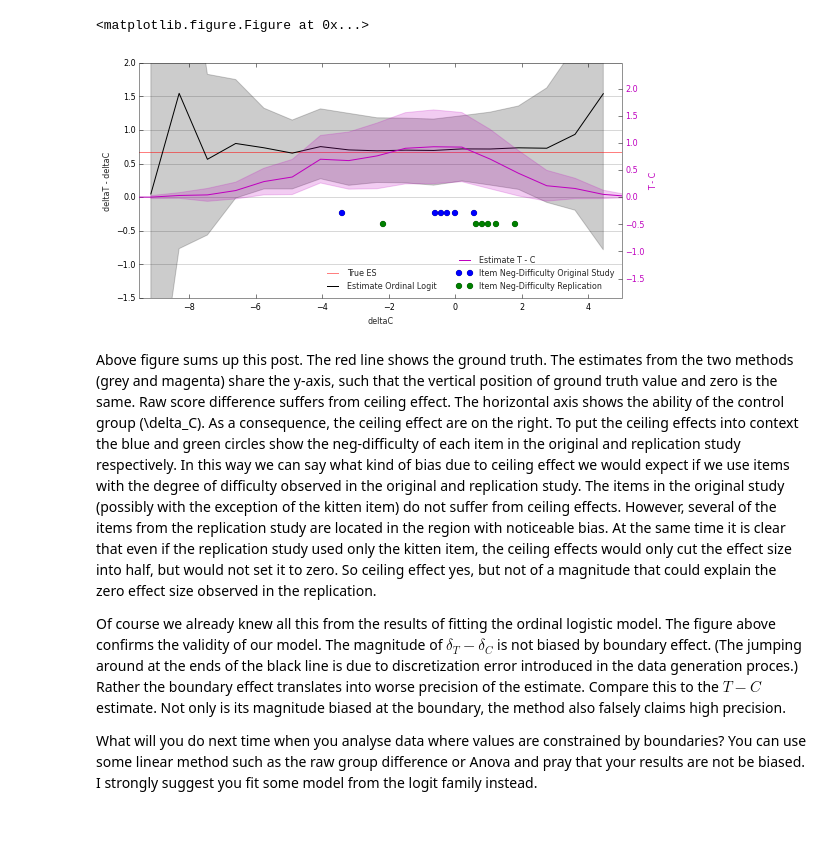
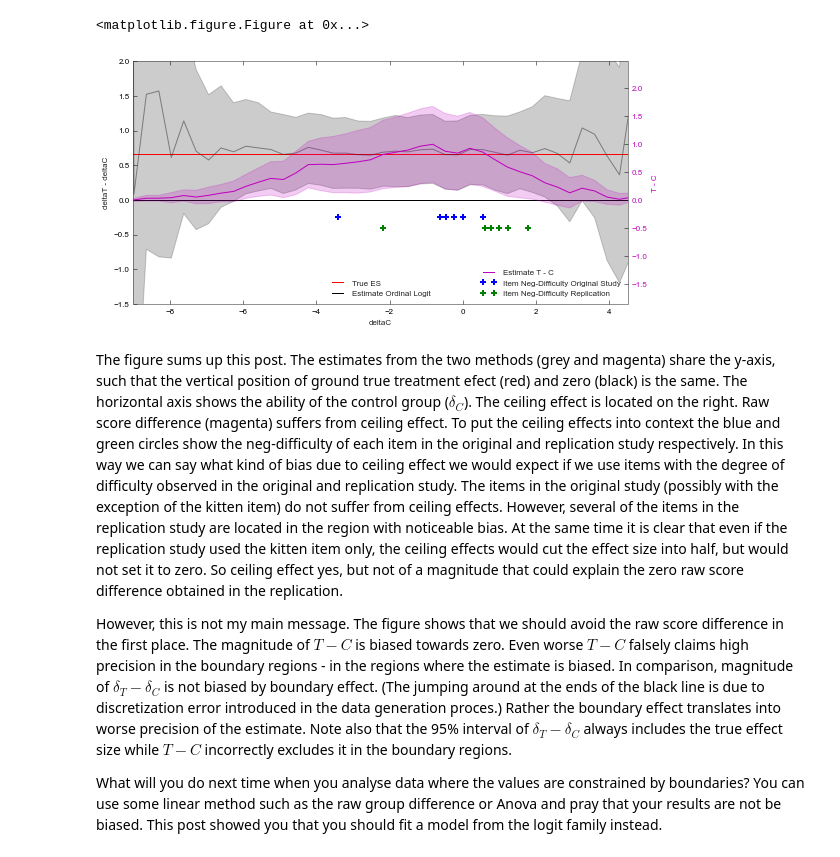
Before and after one commit to simkovic/simkovic.github.io, a Jupyter notebook: _ipynb/Guess what?! Another Analysis of the Schnall-Johnson Data.ipynb, the cells around one changed output. Cells and saved outputs as stored; diff of their text form; code cells hidden in the pictures; blank space fills up the shorter version.

Commit message:
almost new post

```diff
--- a/_ipynb/Guess what?! Another Analysis of the Schnall-Johnson Data.ipynb
+++ b/_ipynb/Guess what?! Another Analysis of the Schnall-Johnson Data.ipynb
@@ -147,6 +154,9 @@ INFO:pystan:COMPILING THE C++ CODE FOR MODEL anon_model_5463f0c280d4ea208ffd631f
 # %%
-dat = {'y':np.int32(D[:,2:8])+1,'x':np.int32(D[:,[0,1]]),'N':D.shape[0] ,'K':10,'M':6}
-fit6 = sm5.sampling(data=dat,iter=1000, chains=4,thin=2,warmup=500,njobs=2,seed=4)
-print pystan.misc._print_stanfit(fit6,pars=['dd','bbeta','c'],digits_summary=2)
+dat = {'y':np.int32(D[:,2:8])+1,'K':10,'M':6,
+    'x':np.int32(D[:,[0,1]]),'N':D.shape[0] }
+fit6 = sm5.sampling(data=dat,iter=5000, chains=4,
+    thin=2,warmup=100,njobs=4,seed=4)
+print pystan.misc._print_stanfit(fit6,
+    pars=['dd','bbeta','c'],digits_summary=2)
 saveStanFit(fit6,'fit6')
 # %% [output]
@@ -207,8 +216,12 @@ Assume that the true values of $c$ are the ones we just estimated above. Assume
 
 First, generate data.
 # %%
-def ordinalLogitRvs(beta, c,n,size=1):
-    assert np.all(np.diff(c)>0) # c must be strictly increasing
+def ordinalLogitERvs(beta, c,n,size=1):
+    ''' generate data with expected response
+        frequency from n subjects
+    '''
+    # c must be strictly increasing
+    assert np.all(np.diff(c)>0)
     def invLogit(x): return 1/(1+np.exp(-x))
     p=[1]+list(invLogit(beta-c))+[0]
     p=-np.diff(p)
@@ -219,16 +232,16 @@ def reformatData(dat):
     for k in range(dat.size):
         out.extend([k]*dat[k])
     return np.array(out)
-b=np.linspace(-10,7,21)
+b=np.linspace(-10,7,51)
 d=np.median(w['dd'][:,0])
 c=np.median(w['c'],axis=0)
 S=[];P=[]
 for bb in b:
-    S.append([np.squeeze(ordinalLogitRvs(bb,c,100)),
-              np.squeeze(ordinalLogitRvs(bb+d,c,100))])
+    S.append([np.squeeze(ordinalLogitERvs(bb,c,100)),
+        np.squeeze(ordinalLogitERvs(bb+d,c,100))])
     P.append([reformatData(S[-1][0]),
              reformatData(S[-1][1])])
-for k in range(21):
+for k in range(b.size):
     i1=np.nonzero(S[k][0]!=0)[0]
     i2=np.nonzero(S[k][1]!=0)[0]
     if max((S[k][0]!=0).sum(),(S[k][1]!=0).sum())<9:
@@ -264,8 +279,8 @@ ds=[];cs=[]
 for k in range(len(S)):
     if S[k][0].size==1: continue
     dat = {'y1':S[k][0],'y2':S[k][1],'K':S[k][0].size}
-    fit = sm9.sampling(data=dat,iter=1000,
-        chains=4,thin=2,warmup=500,njobs=2,seed=4)
+    fit = sm9.sampling(data=dat,iter=2000,
+        chains=4,thin=2,warmup=500,njobs=4,seed=4)
     print fit
     saveStanFit(fit,'dd%d'%k)
 # %%
@@ -288,44 +303,46 @@ plt.gca().set_visible(False)
 # %%
 d1=np.median(w['dd'][:,0])
 d2=DS[DS[:,0]==1,-2].mean()-DS[DS[:,0]==0,-2].mean()
 plt.figure(figsize=(8,4))
 ax1=plt.gca()
-plt.plot([-10,5],[d1,d1],'r',alpha=0.5)
+plt.plot([-10,5],[d1,d1],'r')
+plt.plot([-10,5],[0,0],'k')
 temp=[list(xs)+list(xs)[::-1],
     list(res1[:,1])+list(res1[:,2])[::-1]]
 ax1.add_patch(plt.Polygon(xy=np.array(temp).T,
     alpha=0.2,fc='k',ec='k'))
-plt.plot(xs,res1[:,0],'k')
+plt.plot(xs,res1[:,0],'k',alpha=0.4)
 plt.ylim([-1.5,2])
 plt.grid(b=False,axis='x')
 plt.legend(['True ES','Estimate Ordinal Logit'],loc=8)
 plt.ylabel('deltaT - deltaC')
 plt.xlabel('deltaC')
+plt.grid(b=False,axis='both')
 ax2 = ax1.twinx()
 temp=[list(b)+list(b)[::-1],
     list(res2[:,1])+list(res2[:,2])[::-1]]
 for t in range(len(temp[0]))[::-1]:
     if np.isnan(temp[1][t]):
         temp[0].pop(t);temp[1].pop(t)
 ax2.add_patch(plt.Polygon(
     xy=np.array(temp).T,alpha=0.2,fc='m',ec='m'))
 plt.plot(b,res2[:,0],'m')
 plt.ylim([-1.5/d1*d2,2/d1*d2])
-plt.xlim([-9.5,5])
-plt.grid(b=False,axis='y')
-plt.plot(np.median(w['beta'],axis=0),[-0.3]*6,'ob')
-plt.plot(np.median(w['beta']+
-    np.atleast_2d(w['dd'][:,1]).T,axis=0),[-0.5]*6,'og')
+plt.xlim([-9,4.5])
+plt.plot(-np.median(w['beta'],axis=0),[-0.3]*6,'+b',mew=2)
+plt.plot(-np.median(w['beta']-np.atleast_2d(w['dd'][:,1]).T,
+                    axis=0),[-0.5]*6,'+g',mew=2)
 plt.legend(['Estimate T - C',
     'Item Neg-Difficulty Original Study',
     'Item Neg-Difficulty Replication'],loc=4)
 plt.ylabel('T - C',color='m')
+plt.grid(b=False,axis='both')
 for tl in ax2.get_yticklabels():tl.set_color('m')
 # %% [output]
-[figure, old version]
+[figure, new version]
 # %% [markdown]
-Above figure sums up this post. The red line shows the ground truth. The estimates from the two methods (grey and magenta) share the y-axis, such that the vertical position of ground truth value and zero is the same. Raw score difference suffers from ceiling effect. The horizontal axis shows the ability of the control group (\delta_C). As a consequence, the ceiling effect are on the right. To put the ceiling effects into context the blue and green circles show the neg-difficulty of each item in the original and replication study respectively. In this way we can say what kind of bias due to ceiling effect we would expect if we use items with the degree of difficulty observed in the original and replication study. The items in the original study (possibly with the exception of the kitten item) do not suffer from ceiling effects. However, several of the items from the replication study are located in the region with noticeable bias. At the same time it is clear that even if the replication study used only the kitten item, the ceiling effects would only cut the effect size into half, but would not set it to zero. So ceiling effect yes, but not of a magnitude that could explain the zero effect size observed in the replication.
+The figure sums up this post. The estimates from the two methods (grey and magenta) share the y-axis, such that the vertical position of ground true treatment efect (red) and zero (black) is the same. The horizontal axis shows the ability of the control group ($\delta_C$). The ceiling effect is located on the right. Raw score difference (magenta) suffers from ceiling effect. To put the ceiling effects into context the blue and green circles show the neg-difficulty of each item in the original and replication study respectively. In this way we can say what kind of bias due to ceiling effect we would expect if we use items with the degree of difficulty observed in the original and replication study. The items in the original study (possibly with the exception of the kitten item) do not suffer from ceiling effects. However, several of the items in the replication study are located in the region with noticeable bias. At the same time it is clear that even if the replication study used the kitten item only, the ceiling effects would cut the effect size into half, but would not set it to zero. So ceiling effect yes, but not of a magnitude that could explain the zero raw score difference obtained in the replication.
 
-Of course we already knew all this from the results of fitting the ordinal logistic model. The figure above confirms the validity of our model. The magnitude of $\delta_T-\delta_C$ is not biased by boundary effect. (The jumping around at the ends of the black line is due to discretization error introduced in the data generation proces.) Rather the boundary effect translates into worse precision of the estimate. Compare this to the $T-C$ estimate. Not only is its magnitude biased at the boundary, the method also falsely claims high precision.
+However, this is not my main message. The figure shows that we should avoid the raw score difference in the first place. The magnitude of $T-C$ is biased towards zero. Even worse $T-C$ falsely claims high precision in the boundary regions - in the regions where the estimate is biased. In comparison, magnitude of $\delta_T-\delta_C$ is not biased by boundary effect. (The jumping around at the ends of the black line is due to discretization error introduced in the data generation proces.) Rather the boundary effect translates into worse precision of the estimate. Note also that the 95% interval of $\delta_T-\delta_C$ always includes the true effect size while $T-C$ incorrectly excludes it in the boundary regions.
 
-What will you do next time when you analyse data where values are constrained by boundaries? You can use some linear method such as the raw group difference or Anova and pray that your results are not be biased. I strongly suggest you fit some model from the logit family instead.
+What will you do next time when you analyse data where the values are constrained by boundaries? You can use some linear method such as the raw group difference or Anova and pray that your results are not be biased. This post showed you that you should fit a model from the logit family instead.
```
Also changed, not shown: parts of 15 cells of this notebook, 1 other file.
